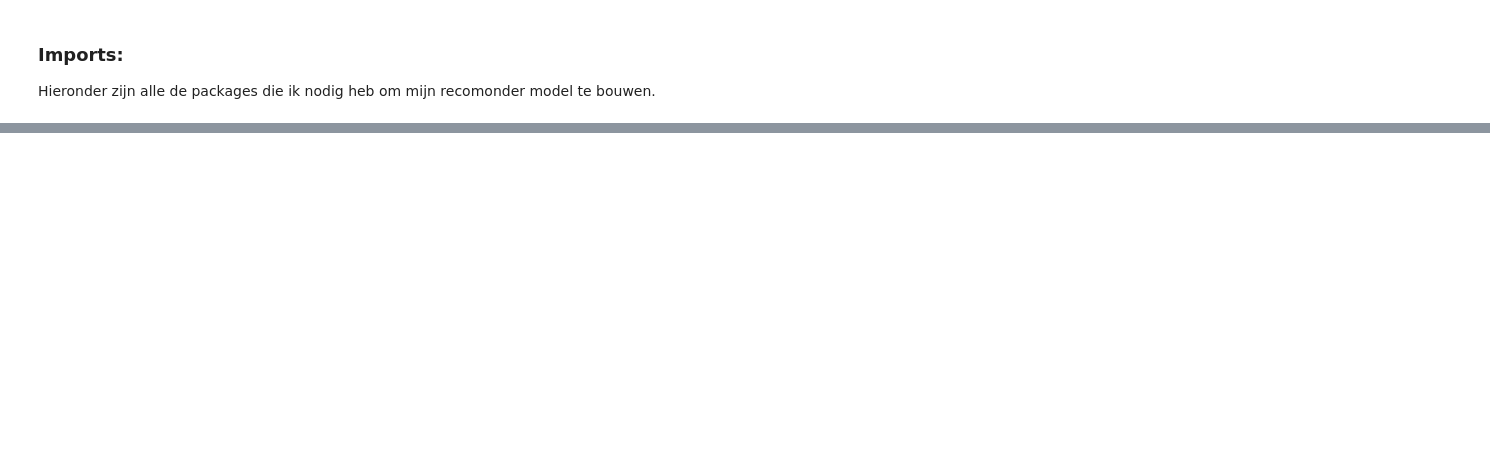
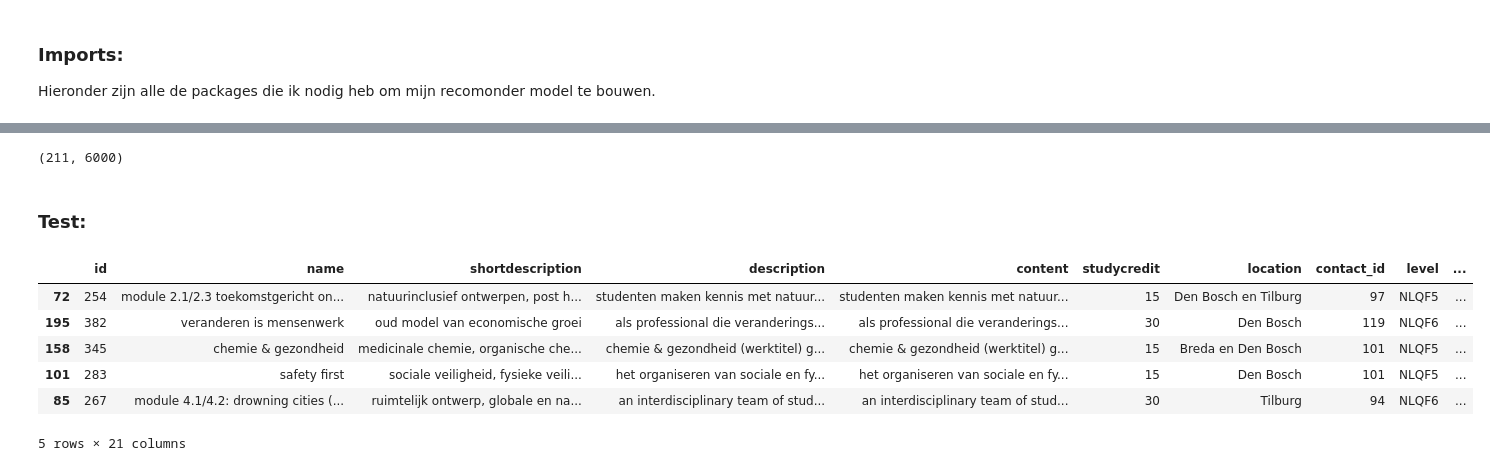
Before and after one commit to EnesT51/LU2-AI-Prototype, a Jupyter notebook: AI-PoC/AI_PoC_NLP_And_Model.ipynb, the cells around one changed output, grey strips where cells are left out. Drawn from its saved outputs; the diff is of its cells as text; code cells hidden in the pictures; blank space fills up the shorter version.

```diff
--- a/AI-PoC/AI_PoC_NLP_And_Model.ipynb
+++ b/AI-PoC/AI_PoC_NLP_And_Model.ipynb
@@ -201,0 +83,60 @@ top 5 keuzemodules:
+# %%
+
+tfidf = TfidfVectorizer(max_features=6000, ngram_range=(1, 2),)
+X = tfidf.fit_transform(dataset["combined_text"])
+X.shape
+# %% [output]
+(211, 6000)
+# %%
+from dataclasses import dataclass
+
+@dataclass
+#we kunnen dit uitbreiden met bv locatie en daarvan een conditie van maken.
+class StudentProfile:
+        #interesse van de student
+    interests: str = ""
+     #Wat is de doel die je wilt halen bij deze vkm
+    goals: str = ""
+# %%
+def profile_vector(profile):
+    text = profile.interests + " " + profile.goals
+    text = clean_text(text)
+    return tfidf.transform([text])
+# %%
+def recommend(profile, k=5):
+    p_vec = profile_vector(profile)
+    sims = cosine_similarity(p_vec, X).flatten()
+
+    dataset_copy = dataset.copy()
+    dataset_copy["content_sim"] = sims
+
+    # Populariteit normaliseren
+    pop = dataset_copy["popularity_score"].astype(float)
+    pop = (pop - pop.min()) / (pop.max() - pop.min() + 1e-9)
+    dataset_copy["popularity_norm"] = pop
+
+    # Hybride recommendation model
+    dataset_copy["Hybride_score"] = (
+        0.75 * dataset_copy["content_sim"] +
+        0.25 * dataset_copy["popularity_norm"]
+    )
+
+    return dataset_copy.sort_values("Hybride_score", ascending=False).head(k)
+# %% [markdown]
+### **Test:**
+# %%
+profile = StudentProfile(
+    interests="ik ben geintereseerd in koken",
+    goals="leren koken, zodat ik in de toekomst voor mezelf en andere lekker kan koken"
+)
+
+recs = recommend(profile, k=5)
+recs
+# %% [output]
+|  | id | name | shortdescription | description | content | studycredit | location | contact_id | level | ... |
+| 72 | 254 | module 2.1/2.3 toekomstgericht on... | natuurinclusief ontwerpen, post h... | studenten maken kennis met natuur... | studenten maken kennis met natuur... | 15 | Den Bosch en Tilburg | 97 | NLQF5 | ... |
+| 195 | 382 | veranderen is mensenwerk | oud model van economische groei | als professional die veranderings... | als professional die veranderings... | 30 | Den Bosch | 119 | NLQF6 | ... |
+| 158 | 345 | chemie & gezondheid | medicinale chemie, organische che... | chemie & gezondheid (werktitel) g... | chemie & gezondheid (werktitel) g... | 15 | Breda en Den Bosch | 101 | NLQF5 | ... |
+| 101 | 283 | safety first | sociale veiligheid, fysieke veili... | het organiseren van sociale en fy... | het organiseren van sociale en fy... | 15 | Den Bosch | 101 | NLQF5 | ... |
+| 85 | 267 | module 4.1/4.2: drowning cities (... | ruimtelijk ontwerp, globale en na... | an interdisciplinary team of stud... | an interdisciplinary team of stud... | 30 | Tilburg | 94 | NLQF6 | ... |
+5 rows × 21 columns
```
Also changed, not shown: parts of 18 cells of this notebook, 2 other files.
